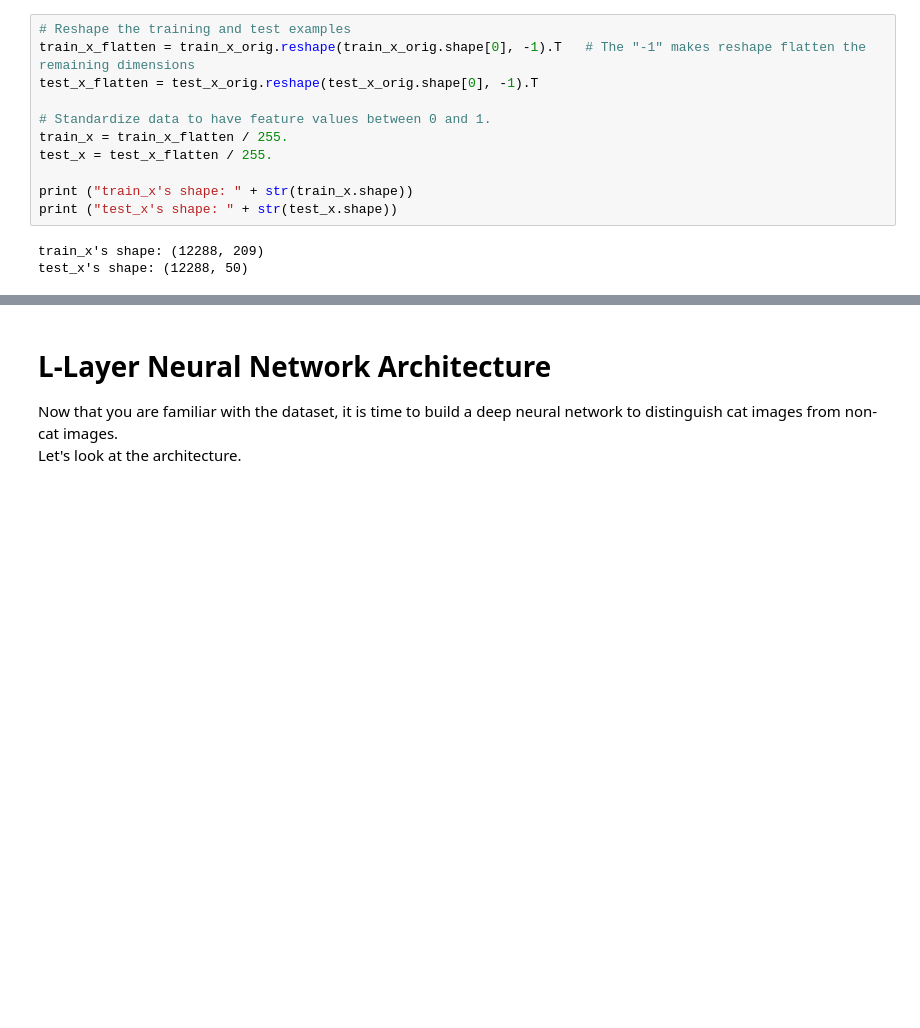
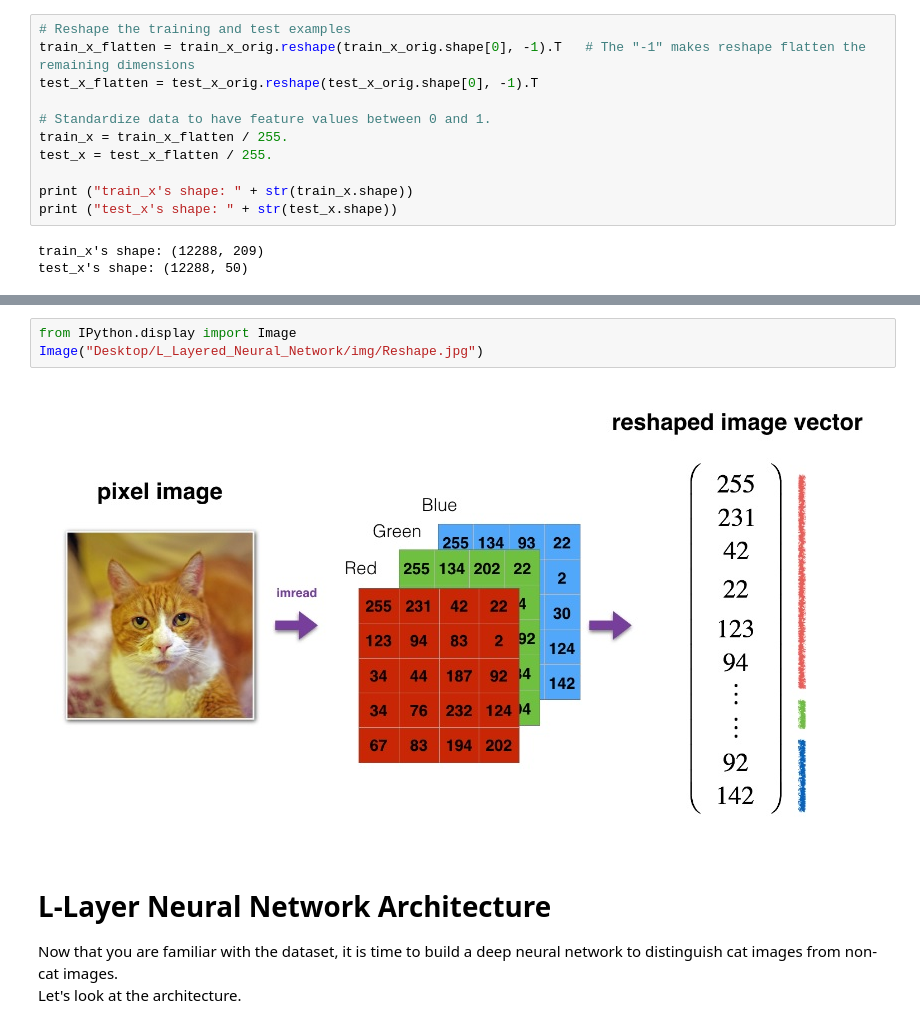
Before and after one commit to Ehsan-Khan/L_Layered_Neural_Network, a Jupyter notebook: L_Layer Neural Network.ipynb, the cells around one changed output, grey strips where cells are left out. Cells and saved outputs as stored; diff of their text form; blank space fills up the shorter version.

```diff
--- a/L_Layer Neural Network.ipynb
+++ b/L_Layer Neural Network.ipynb
@@ -135,3 +130,8 @@ test_x's shape: (12288, 50)
+# %%
+from IPython.display import Image
+Image("Desktop/L_Layered_Neural_Network/img/Reshape.jpg")
+# %% [output]
+[figure, added]
 # %% [markdown]
 # L-Layer Neural Network Architecture
 Now that you are familiar with the dataset, it is time to build a deep neural network to distinguish cat images from non-cat images.<br>
```
Also changed, not shown: parts of 18 cells of this notebook, 7 other files.
